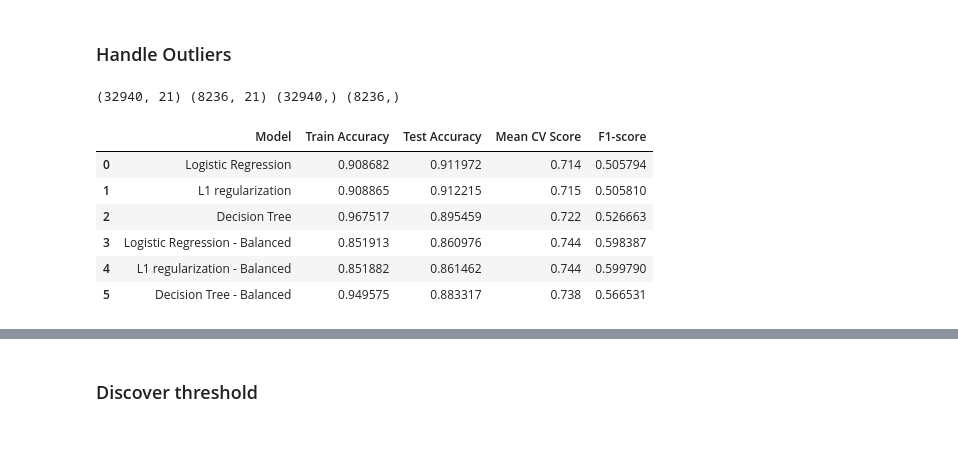
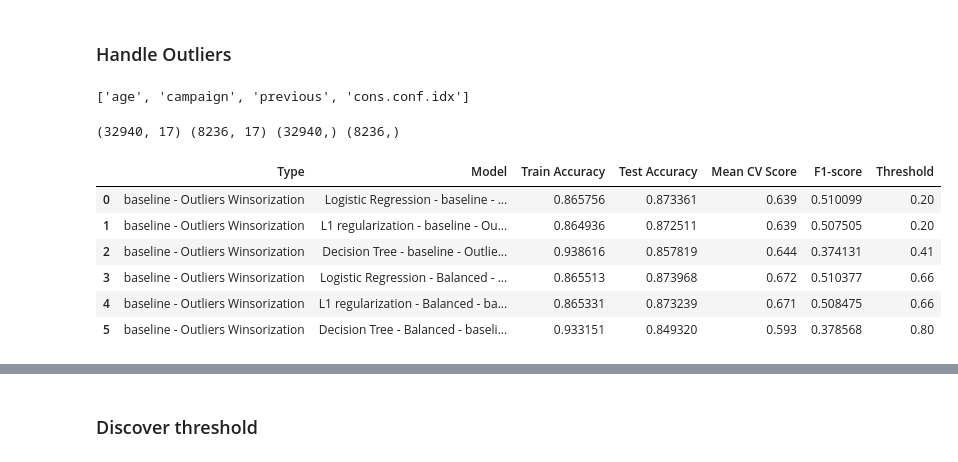
Before and after one commit to Sumanabec/AIML, a Jupyter notebook: bank-marketing-classification/bank-marketing-classification.ipynb, the cells around one changed output, grey strips where cells are left out. Drawn from its saved outputs; the diff is of its cells as text; code cells hidden in the pictures.

```diff
--- a/bank-marketing-classification/bank-marketing-classification.ipynb
+++ b/bank-marketing-classification/bank-marketing-classification.ipynb
@@ -458,3 +486,14 @@ y
 0    0.887324
 1    0.112676
 Name: proportion, dtype: float64
+# %%
+numeric_cols_fs = X_train.select_dtypes(exclude='object').columns.to_list()
+object_cols_fs = X_train.select_dtypes(include='object').columns.to_list()
+
+preprocessor_fs = ColumnTransformer(transformers=[
+    ('standard', StandardScaler(), numeric_cols_fs),
+    ('one_hot_encode', OneHotEncoder(handle_unknown='ignore'), object_cols_fs)
+])
+
+X_train_encoded = preprocessor_fs.fit_transform(X_train)
+X_test_encoded = preprocessor_fs.transform(X_test)
@@ -540,24 +726,22 @@ def evaluate_model(name, pipeline, X_tr, y_tr, X_te, y_te, threshold, results):
      #print(classification_report(y_te, y_pred_test))
      return pipeline
 # %%
-# train_test_split
-def run_model(preporcessor, X_train, y_train, X_test, y_test):
+
+def run_model(preprocessor, X_train, y_train, X_test, y_test, model_type):
 
     results = []
     fitted_pipeline = {}
-    threshold = 0.5
-
     baseline_models = {
-        'Logistic Regression': LogisticRegression(C=np.inf,  max_iter=1000, solver='saga', random_state=9), # unregularized
-        'L1 regularization': LogisticRegression(l1_ratio=1, max_iter=1000, solver='saga', random_state=9),
-        'Decision Tree': DecisionTreeClassifier(min_samples_split=10, random_state=9),
-        'Logistic Regression - Balanced': LogisticRegression(C=np.inf, max_iter=1000, solver='saga', class_weight='balanced', random_state=9),
-        'L1 regularization - Balanced': LogisticRegression(class_weight='balanced', l1_ratio=1, max_iter=1000, solver='saga', random_state=9),
-        'Decision Tree - Balanced': DecisionTreeClassifier(class_weight='balanced', min_samples_split=10, random_state=9)
+        'Logistic Regression - ' + model_type: LogisticRegression(C=np.inf,  max_iter=1000, solver='saga', random_state=9), # unregularized
+        'L1 regularization - '+ model_type: LogisticRegression(l1_ratio=1, max_iter=1000, solver='saga', random_state=9),
+        'Decision Tree - ' + model_type: DecisionTreeClassifier(min_samples_split=10, random_state=9),
+        'Logistic Regression - Balanced - ' + model_type: LogisticRegression(C=np.inf, max_iter=1000, solver='saga', class_weight='balanced', random_state=9),
+        'L1 regularization - Balanced - ' + model_type: LogisticRegression(class_weight='balanced', l1_ratio=1, max_iter=1000, solver='saga', random_state=9),
+        'Decision Tree - Balanced - ' + model_type: DecisionTreeClassifier(class_weight='balanced', min_samples_split=10, random_state=9)
     }
 
     for name, model in baseline_models.items():
-        pipe = Pipeline([('pre', preporcessor), ('model', model)])
-        fitted_pipeline[name] = evaluate_model(name, pipe, X_train, y_train, X_test, y_test, threshold, results)
+        pipe = Pipeline([('pre', preprocessor), ('model', model)])
+        fitted_pipeline[name] = evaluate_model(name, pipe, X_train, y_train, X_test, y_test, results, model_type)
 
     return (pd.DataFrame(results), fitted_pipeline)
@@ -582,27 +766,31 @@ def handle_outliers(col):
     return col.clip(lower, upper)
 
 
-bank_df_clipped= bank_df.copy()
-outlier_df = (bank_df_clipped[numeric_cols].apply(count_outliers)).reset_index().rename(columns={"index": "Feature", 0: "Percentage"})
+bank_df_clipped= bank_df[numeric_cols1 + numeric_cols2 + cat_mode_impute_cols + category_cols + passthrough_cols].copy()
+outlier_df = (bank_df_clipped[numeric_cols1+numeric_cols2].apply(count_outliers)).reset_index().rename(columns={"index": "Feature", 0: "Percentage"})
 
 high_outliers = outlier_df[outlier_df["Percentage"] > 0]["Feature"].to_list()
 bank_df_clipped[high_outliers] = bank_df_clipped[high_outliers].apply(handle_outliers)
+high_outliers
+# %% [output]
+['age', 'campaign', 'previous', 'cons.conf.idx']
 # %%
-X_bank_clipped = bank_df_clipped.drop("y", axis=1)
-y_bank_clipped = bank_df_clipped["y"]
+X_bank_clipped = bank_df_clipped
+y_bank_clipped = bank_df["y"]
 
 X_train_bank_clipped, X_test_bank_clipped, y_train_bank_clipped, y_test_bank_clipped = train_test_split(X_bank_clipped, y, test_size=0.2, stratify=y, random_state=9)
 print(X_train_bank_clipped.shape, X_test_bank_clipped.shape, y_train_bank_clipped.shape, y_test_bank_clipped.shape)
 # %% [output]
-(32940, 21) (8236, 21) (32940,) (8236,)
+(32940, 17) (8236, 17) (32940,) (8236,)
 # %%
-results_df = run_model(preporcessor, X_train_bank_clipped, y_train_bank_clipped, X_test_bank_clipped, y_test_bank_clipped)
+results_df, fitted_pipeline_outliers = run_model(preprocessor, X_train_bank_clipped, y_train_bank_clipped,
+                                                 X_test_bank_clipped, y_test_bank_clipped, "baseline - Outliers Winsorization")
 results_df
 # %% [output]
-|  | Model | Train Accuracy | Test Accuracy | Mean CV Score | F1-score |
-| 0 | Logistic Regression | 0.908682 | 0.911972 | 0.714 | 0.505794 |
-| 1 | L1 regularization | 0.908865 | 0.912215 | 0.715 | 0.505810 |
-| 2 | Decision Tree | 0.967517 | 0.895459 | 0.722 | 0.526663 |
-| 3 | Logistic Regression - Balanced | 0.851913 | 0.860976 | 0.744 | 0.598387 |
-| 4 | L1 regularization - Balanced | 0.851882 | 0.861462 | 0.744 | 0.599790 |
-| 5 | Decision Tree - Balanced | 0.949575 | 0.883317 | 0.738 | 0.566531 |
+|  | Type | Model | Train Accuracy | Test Accuracy | Mean CV Score | F1-score | Threshold |
+| 0 | baseline - Outliers Winsorization | Logistic Regression - baseline - ... | 0.865756 | 0.873361 | 0.639 | 0.510099 | 0.20 |
+| 1 | baseline - Outliers Winsorization | L1 regularization - baseline - Ou... | 0.864936 | 0.872511 | 0.639 | 0.507505 | 0.20 |
+| 2 | baseline - Outliers Winsorization | Decision Tree - baseline - Outlie... | 0.938616 | 0.857819 | 0.644 | 0.374131 | 0.41 |
+| 3 | baseline - Outliers Winsorization | Logistic Regression - Balanced - ... | 0.865513 | 0.873968 | 0.672 | 0.510377 | 0.66 |
+| 4 | baseline - Outliers Winsorization | L1 regularization - Balanced - ba... | 0.865331 | 0.873239 | 0.671 | 0.508475 | 0.66 |
+| 5 | baseline - Outliers Winsorization | Decision Tree - Balanced - baseli... | 0.933151 | 0.849320 | 0.593 | 0.378568 | 0.80 |
```
Also changed, not shown: parts of 85 cells of this notebook.
